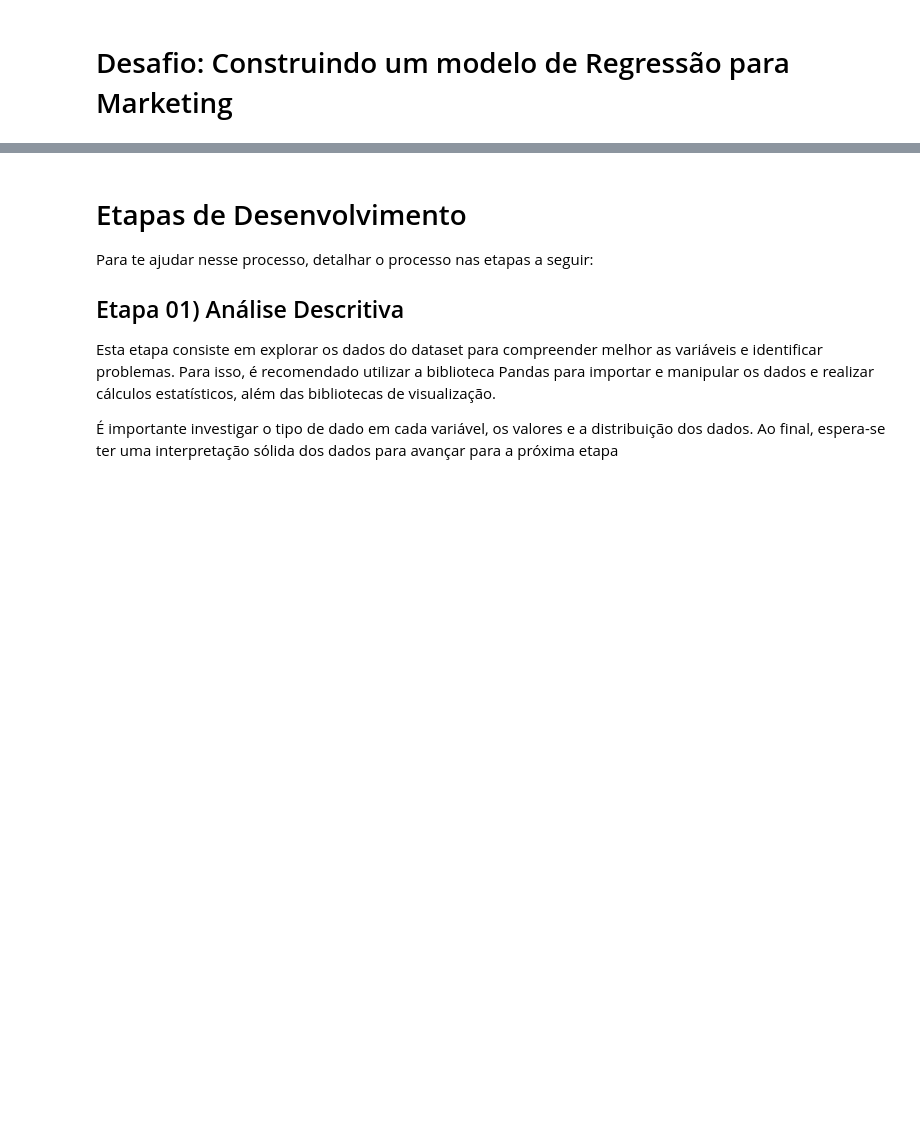
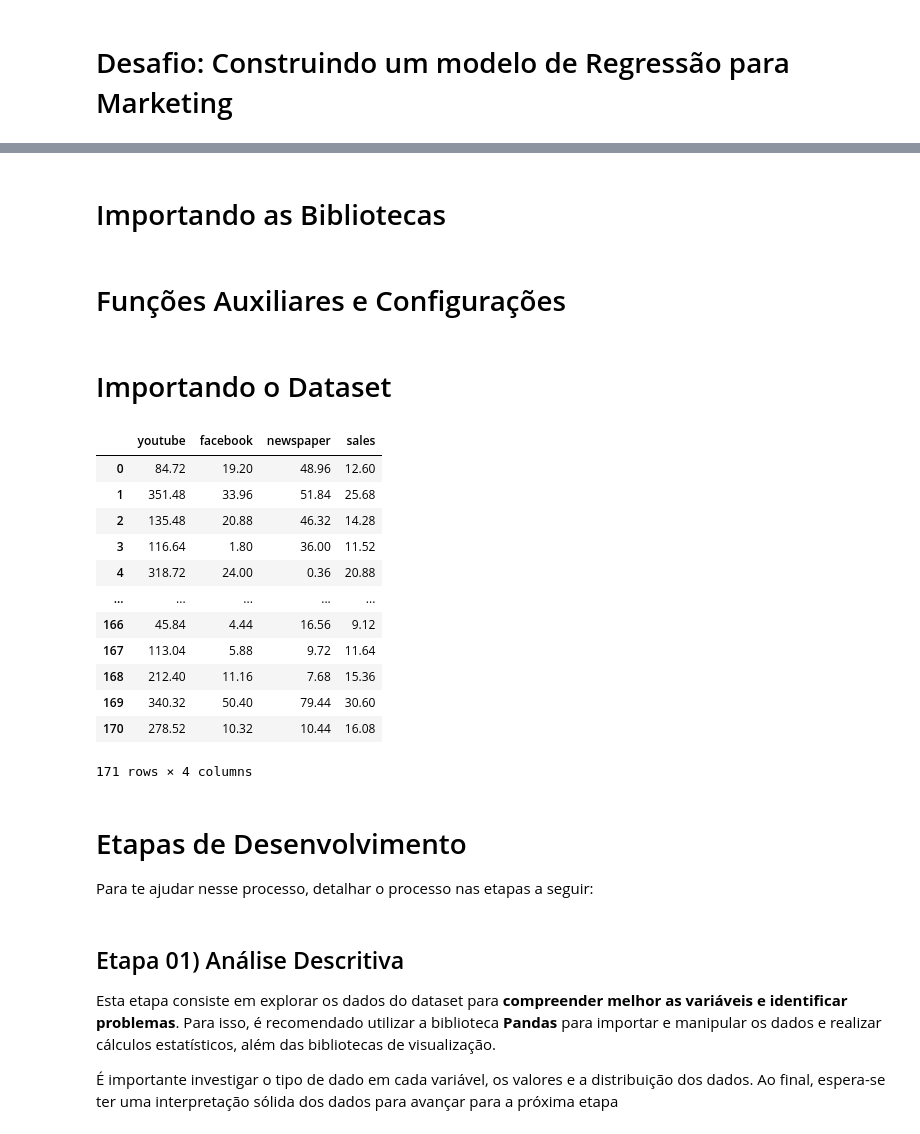
Before and after one commit to italo013/Machine_Learning_Projects_-_Linear_Regression, a Jupyter notebook: Desafio - Regressão para Marketing/Model.ipynb, the cells around one changed output, grey strips where cells are left out. Saved outputs shown, nothing was run; the diff lists cells and outputs as text; code cells hidden in the pictures; blank space fills up the shorter version.

```diff
--- a/Desafio - Regressão para Marketing/Model.ipynb
+++ b/Desafio - Regressão para Marketing/Model.ipynb
@@ -17,0 +20,2 @@ A tabela contém informações dos investimentos feitos pelo youtube, facebook,
+# %% [markdown]
+# Importando as Bibliotecas
@@ -17,0 +36,2 @@ A tabela contém informações dos investimentos feitos pelo youtube, facebook,
+# %% [markdown]
+# Funções Auxiliares e Configurações
@@ -18,10 +100,29 @@ A tabela contém informações dos investimentos feitos pelo youtube, facebook,
+# %% [markdown]
+# Importando o Dataset
+# %%
+df = pd.read_csv('MKT.csv')
+df
+# %% [output]
+|  | youtube | facebook | newspaper | sales |
+| 0 | 84.72 | 19.20 | 48.96 | 12.60 |
+| 1 | 351.48 | 33.96 | 51.84 | 25.68 |
+| 2 | 135.48 | 20.88 | 46.32 | 14.28 |
+| 3 | 116.64 | 1.80 | 36.00 | 11.52 |
+| 4 | 318.72 | 24.00 | 0.36 | 20.88 |
+| ... | ... | ... | ... | ... |
+| 166 | 45.84 | 4.44 | 16.56 | 9.12 |
+| 167 | 113.04 | 5.88 | 9.72 | 11.64 |
+| 168 | 212.40 | 11.16 | 7.68 | 15.36 |
+| 169 | 340.32 | 50.40 | 79.44 | 30.60 |
+| 170 | 278.52 | 10.32 | 10.44 | 16.08 |
+171 rows × 4 columns
+# %% [markdown]
+# Etapas de Desenvolvimento
+
+Para te ajudar nesse processo, detalhar o processo nas etapas a seguir:
 # %% [markdown]
-# Etapas de Desenvolvimento
-
-Para te ajudar nesse processo, detalhar o processo nas etapas a seguir:
-
 ## Etapa 01) Análise Descritiva
-Esta etapa consiste em explorar os dados do dataset para compreender melhor as variáveis e identificar problemas. Para isso, é recomendado utilizar a biblioteca Pandas para importar e manipular os dados e realizar cálculos estatísticos, além das bibliotecas de visualização.
+Esta etapa consiste em explorar os dados do dataset para **compreender melhor as variáveis e identificar problemas**. Para isso, é recomendado utilizar a biblioteca **Pandas** para importar e manipular os dados e realizar cálculos estatísticos, além das bibliotecas de visualização.
 
 É importante investigar o tipo de dado em cada variável, os valores e a distribuição dos
 dados. Ao final, espera-se ter uma interpretação sólida dos dados para avançar para a
```
Also changed, not shown: parts of 20 cells of this notebook.
